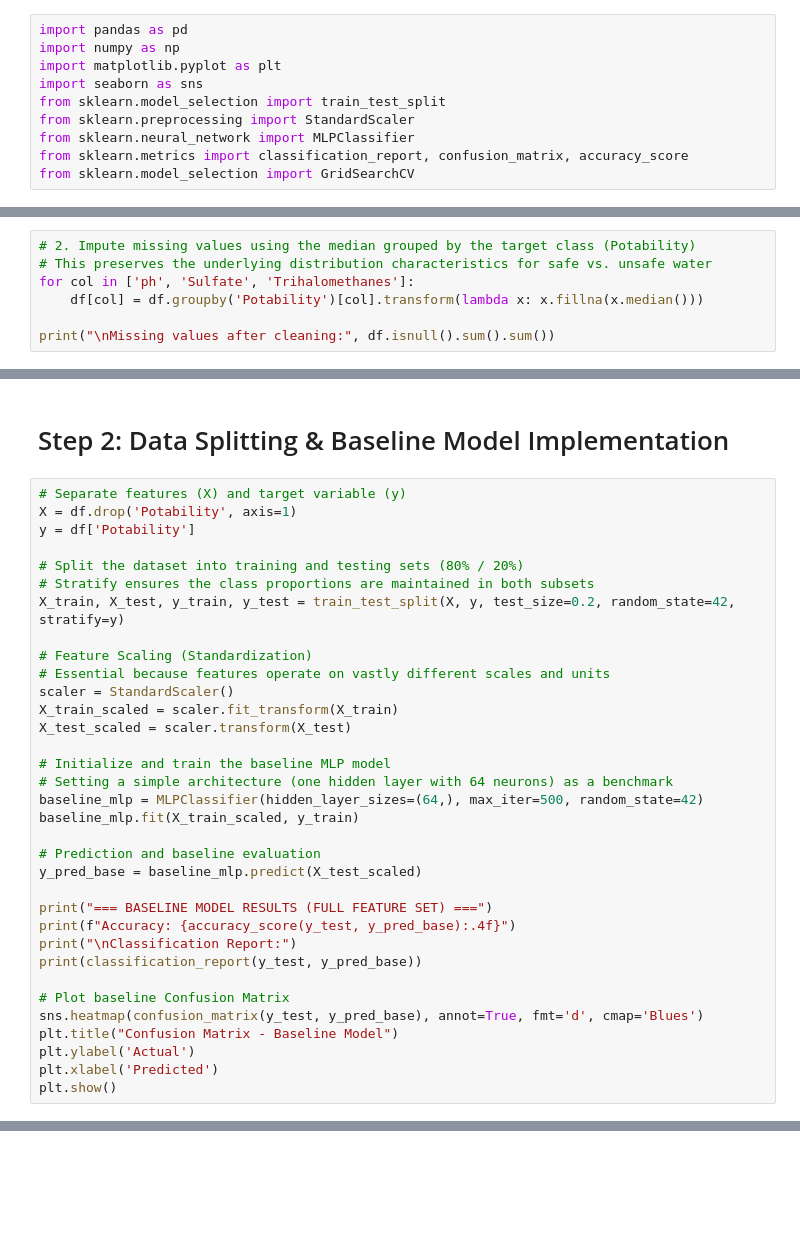
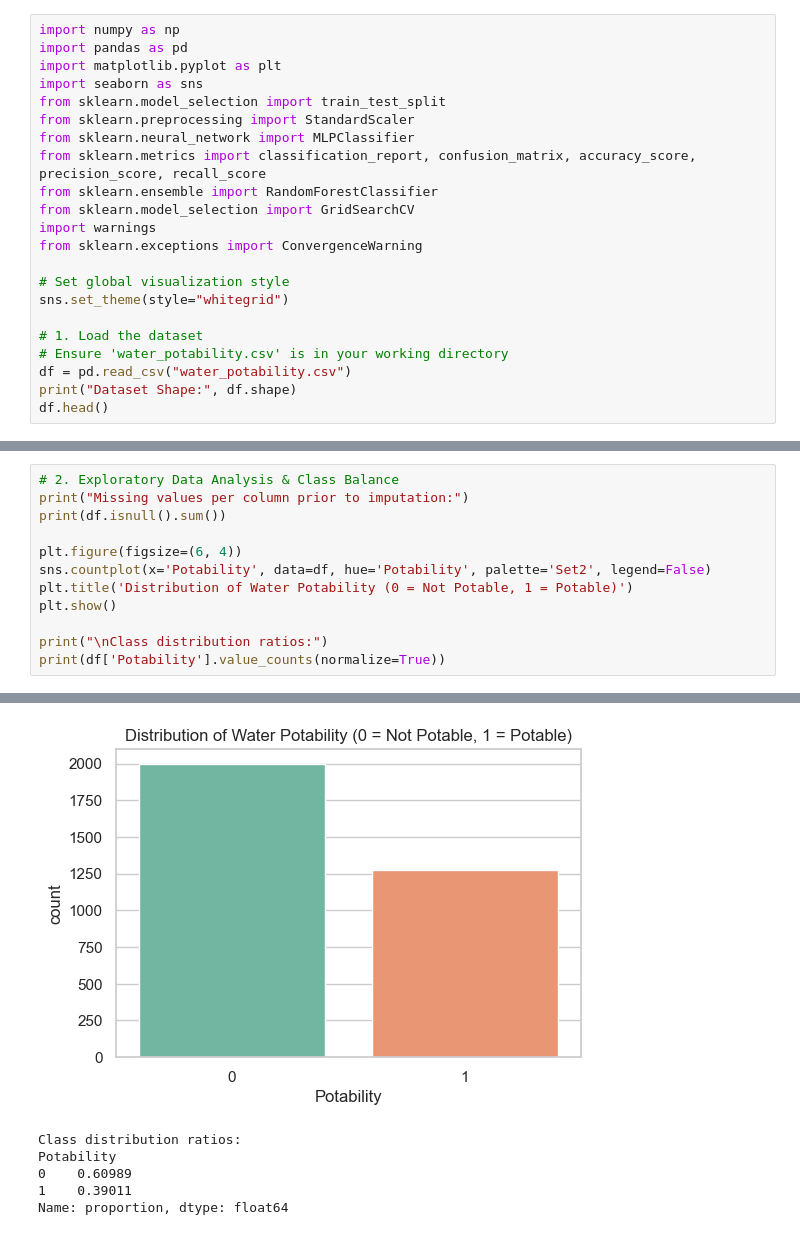
Before and after one commit to Casper9474/BIAI, a Jupyter notebook: biai.ipynb, the cells around one changed output, grey strips where cells are left out. Saved outputs shown, nothing was run; the diff lists cells and outputs as text; blank space fills up the shorter version.

```diff
--- a/biai.ipynb
+++ b/biai.ipynb
@@ -3,11 +3,23 @@
 # %%
+import numpy as np
 import pandas as pd
-import numpy as np
 import matplotlib.pyplot as plt
 import seaborn as sns
 from sklearn.model_selection import train_test_split
 from sklearn.preprocessing import StandardScaler
 from sklearn.neural_network import MLPClassifier
-from sklearn.metrics import classification_report, confusion_matrix, accuracy_score
+from sklearn.metrics import classification_report, confusion_matrix, accuracy_score, precision_score, recall_score
+from sklearn.ensemble import RandomForestClassifier
 from sklearn.model_selection import GridSearchCV
+import warnings
+from sklearn.exceptions import ConvergenceWarning
+
+# Set global visualization style
+sns.set_theme(style="whitegrid")
+
+# 1. Load the dataset
+# Ensure 'water_potability.csv' is in your working directory
+df = pd.read_csv("water_potability.csv")
+print("Dataset Shape:", df.shape)
+df.head()
 # %% [output]
@@ -22,7 +32,0 @@ print(df.isnull().sum())
-# %%
-# 2. Impute missing values using the median grouped by the target class (Potability)
-# This preserves the underlying distribution characteristics for safe vs. unsafe water
-for col in ['ph', 'Sulfate', 'Trihalomethanes']:
-    df[col] = df.groupby('Potability')[col].transform(lambda x: x.fillna(x.median()))
-
-print("\nMissing values after cleaning:", df.isnull().sum().sum())
@@ -36,36 +33,13 @@ plt.show()
-# %% [markdown]
-# Step 2: Data Splitting & Baseline Model Implementation
-# %%
-# Separate features (X) and target variable (y)
-X = df.drop('Potability', axis=1)
-y = df['Potability']
-
-# Split the dataset into training and testing sets (80% / 20%)
-# Stratify ensures the class proportions are maintained in both subsets
-X_train, X_test, y_train, y_test = train_test_split(X, y, test_size=0.2, random_state=42, stratify=y)
-
-# Feature Scaling (Standardization)
-# Essential because features operate on vastly different scales and units
-scaler = StandardScaler()
-X_train_scaled = scaler.fit_transform(X_train)
-X_test_scaled = scaler.transform(X_test)
-
-# Initialize and train the baseline MLP model
-# Setting a simple architecture (one hidden layer with 64 neurons) as a benchmark
-baseline_mlp = MLPClassifier(hidden_layer_sizes=(64,), max_iter=500, random_state=42)
-baseline_mlp.fit(X_train_scaled, y_train)
-
-# Prediction and baseline evaluation
-y_pred_base = baseline_mlp.predict(X_test_scaled)
-
-print("=== BASELINE MODEL RESULTS (FULL FEATURE SET) ===")
-print(f"Accuracy: {accuracy_score(y_test, y_pred_base):.4f}")
-print("\nClassification Report:")
-print(classification_report(y_test, y_pred_base))
-
-# Plot baseline Confusion Matrix
-sns.heatmap(confusion_matrix(y_test, y_pred_base), annot=True, fmt='d', cmap='Blues')
-plt.title("Confusion Matrix - Baseline Model")
-plt.ylabel('Actual')
-plt.xlabel('Predicted')
-plt.show()
+# %%
+# 2. Exploratory Data Analysis & Class Balance
+print("Missing values per column prior to imputation:")
+print(df.isnull().sum())
+
+plt.figure(figsize=(6, 4))
+sns.countplot(x='Potability', data=df, hue='Potability', palette='Set2', legend=False)
+plt.title('Distribution of Water Potability (0 = Not Potable, 1 = Potable)')
+plt.show()
+
+print("\nClass distribution ratios:")
+print(df['Potability'].value_counts(normalize=True))
+# %% [output]
@@ -71,0 +58,6 @@ plt.show()
+[figure, added]
+Class distribution ratios:
+Potability
+0    0.60989
+1    0.39011
+Name: proportion, dtype: float64
```
Also changed, not shown: parts of 21 cells of this notebook, 1 other file.
